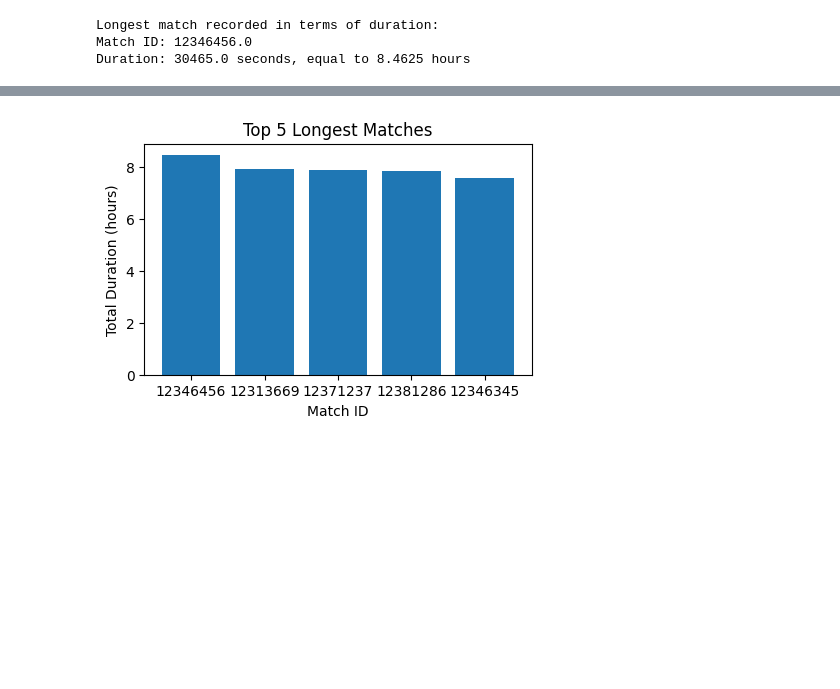
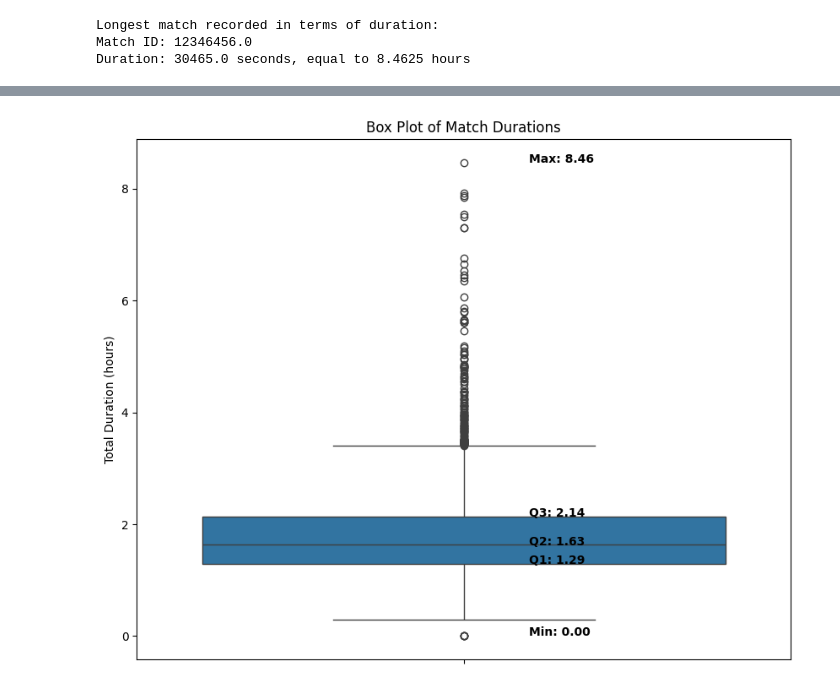
Before and after one commit to rowshandel/Tennis-Data-Analysis, a Jupyter notebook: notebooks/Query 4.ipynb, the cells around one changed output, grey strips where cells are left out. Saved outputs shown, nothing was run; the diff lists cells and outputs as text; code cells hidden in the pictures; blank space fills up the shorter version.

```diff
--- a/notebooks/Query 4.ipynb
+++ b/notebooks/Query 4.ipynb
@@ -41,13 +25,27 @@ reasonable_matches.sort_values(by='total_duration', ascending=False)
-# %%
-import matplotlib.pyplot as plt
-
-# Plotting the top 5 longest matches
-top_5_longest = reasonable_matches.nlargest(5, 'total_duration_hours')
-plt.figure(figsize=(5, 3))
-plt.bar(top_5_longest['match_id'].astype(str), top_5_longest['total_duration_hours'])
-plt.xlabel('Match ID')
-plt.ylabel('Total Duration (hours)')
-plt.title('Top 5 Longest Matches')
-plt.show()
-# %% [output]
-[figure, removed]
+# %%
+import pandas as pd
+import seaborn as sns
+import matplotlib.pyplot as plt
+# Calculate quartiles, min, and max
+Q1 = reasonable_matches['total_duration_hours'].quantile(0.25)
+Q2 = reasonable_matches['total_duration_hours'].median()
+Q3 = reasonable_matches['total_duration_hours'].quantile(0.75)
+min_val = reasonable_matches['total_duration_hours'].min()
+max_val = reasonable_matches['total_duration_hours'].max()
+
+# Create a box plot for the total duration in hours
+plt.figure(figsize=(10, 8))
+sns.boxplot(y=reasonable_matches['total_duration_hours'])
+
+# Annotate the quartiles, min, and max
+plt.text(0.1, Q1, f'Q1: {Q1:.2f}', horizontalalignment='left', size='medium', color='black', weight='semibold')
+plt.text(0.1, Q2, f'Q2: {Q2:.2f}', horizontalalignment='left', size='medium', color='black', weight='semibold')
+plt.text(0.1, Q3, f'Q3: {Q3:.2f}', horizontalalignment='left', size='medium', color='black', weight='semibold')
+plt.text(0.1, min_val, f'Min: {min_val:.2f}', horizontalalignment='left', size='medium', color='black', weight='semibold')
+plt.text(0.1, max_val, f'Max: {max_val:.2f}', horizontalalignment='left', size='medium', color='black', weight='semibold')
+
+plt.title('Box Plot of Match Durations')
+plt.ylabel('Total Duration (hours)')
+plt.show()
+# %% [output]
+[figure, added]
```
Also changed, not shown: parts of 1 cell of this notebook, 1 other file.
